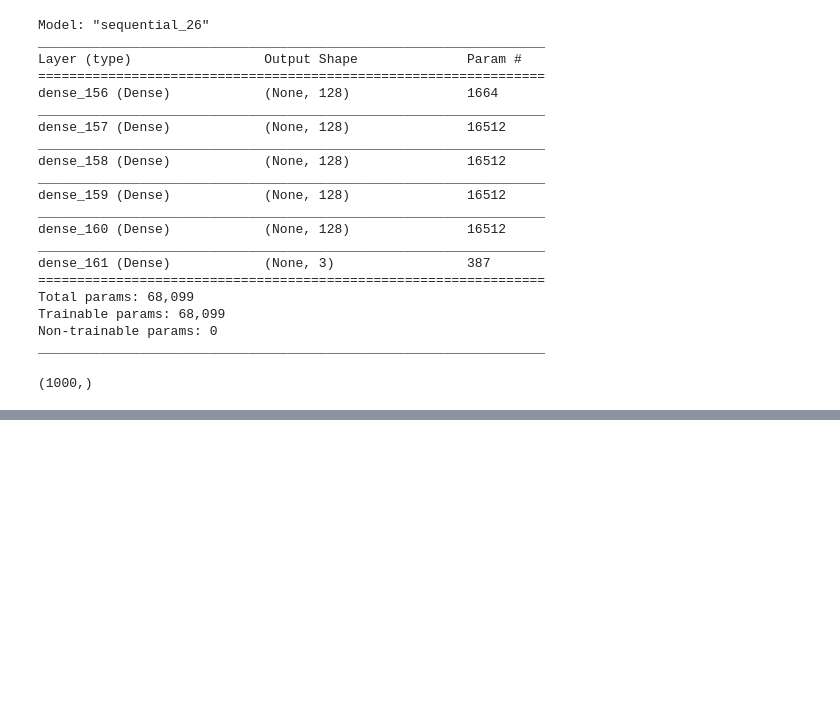
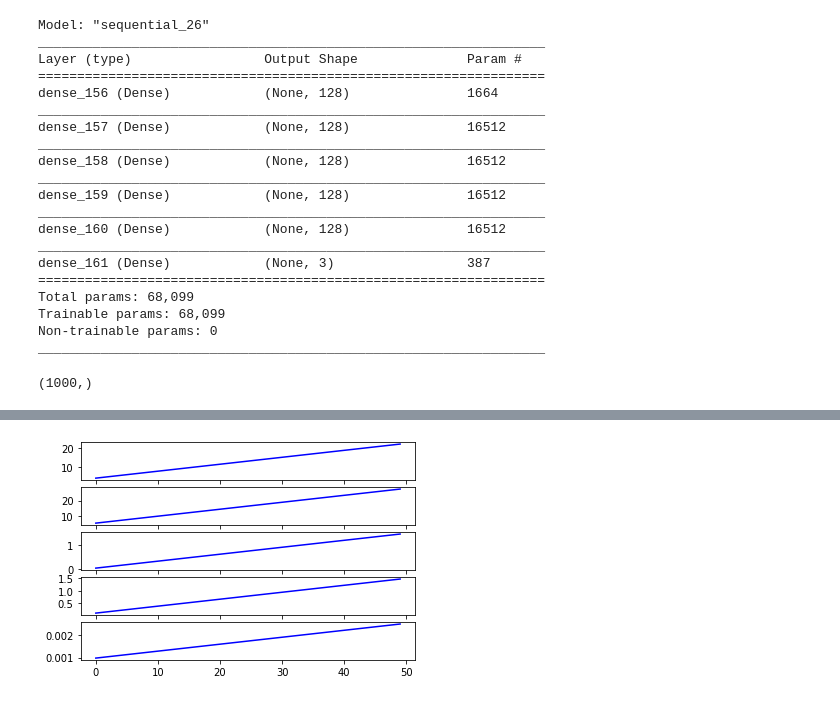
Before and after one commit to lp02781/tutorialTensorFlow, a Jupyter notebook: ml_class/tf_control.ipynb, the cells around one changed output, grey strips where cells are left out. Saved outputs shown, nothing was run; the diff lists cells and outputs as text; code cells hidden in the pictures; blank space fills up the shorter version.

```diff
--- a/ml_class/tf_control.ipynb
+++ b/ml_class/tf_control.ipynb
@@ -377,0 +407,18 @@ plt.show()
+# %%
+linear_probabilities = np.linspace(error[0,:], error[999,:])
+# %%
+x_label = np.arange(0,50,1)
+plt.figure()
+plt.subplot(511)
+plt.plot(x_label, linear_probabilities[:,0], '-b')
+plt.subplot(512)
+plt.plot(x_label, linear_probabilities[:,1], '-b')
+plt.subplot(513)
+plt.plot(x_label, linear_probabilities[:,2], '-b')
+plt.subplot(514)
+plt.plot(x_label, linear_probabilities[:,3], '-b')
+plt.subplot(515)
+plt.plot(x_label, linear_probabilities[:,4], '-b')
+plt.show()
+# %% [output]
+[figure, added]
```
Also changed, not shown: parts of 7 cells of this notebook.
